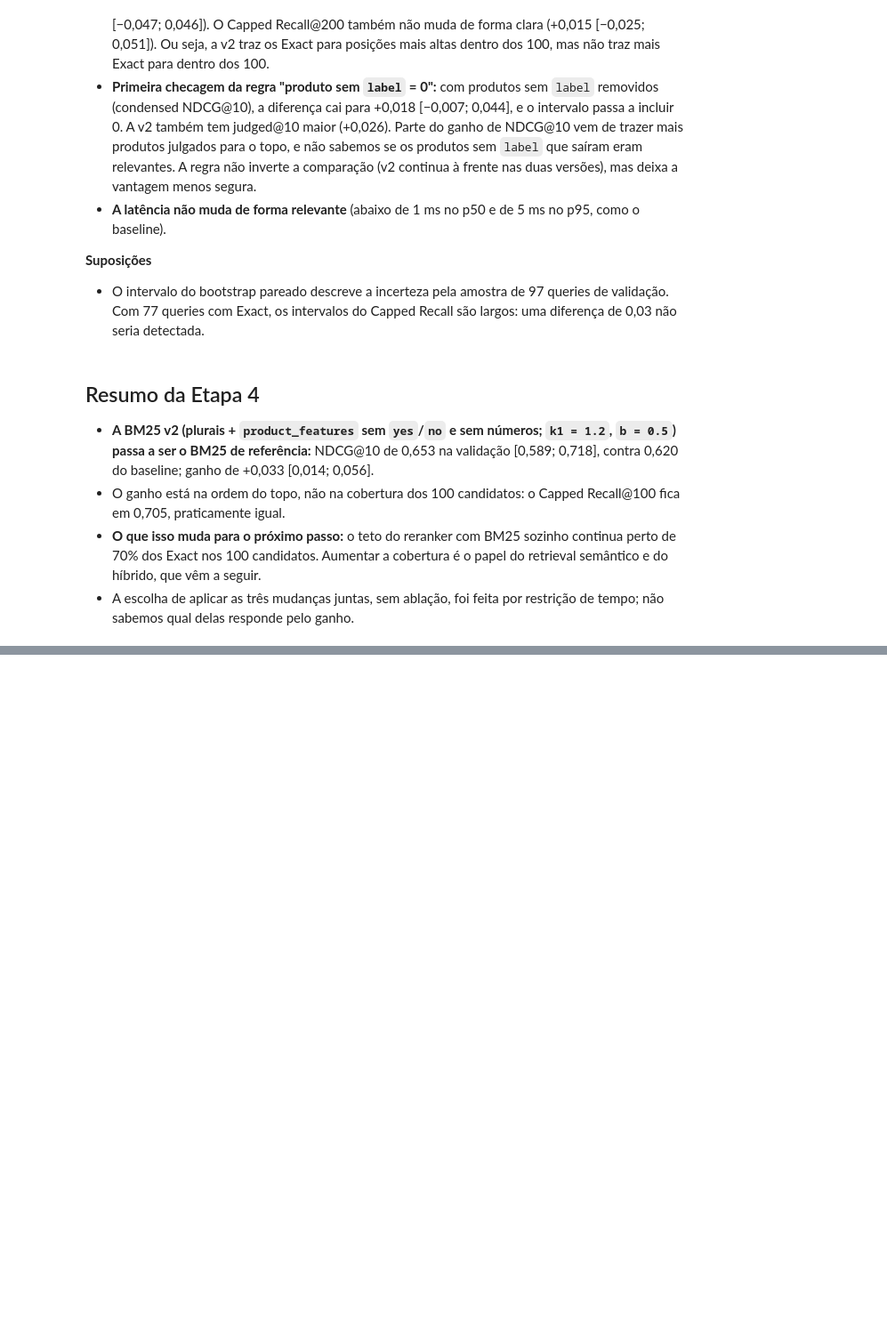
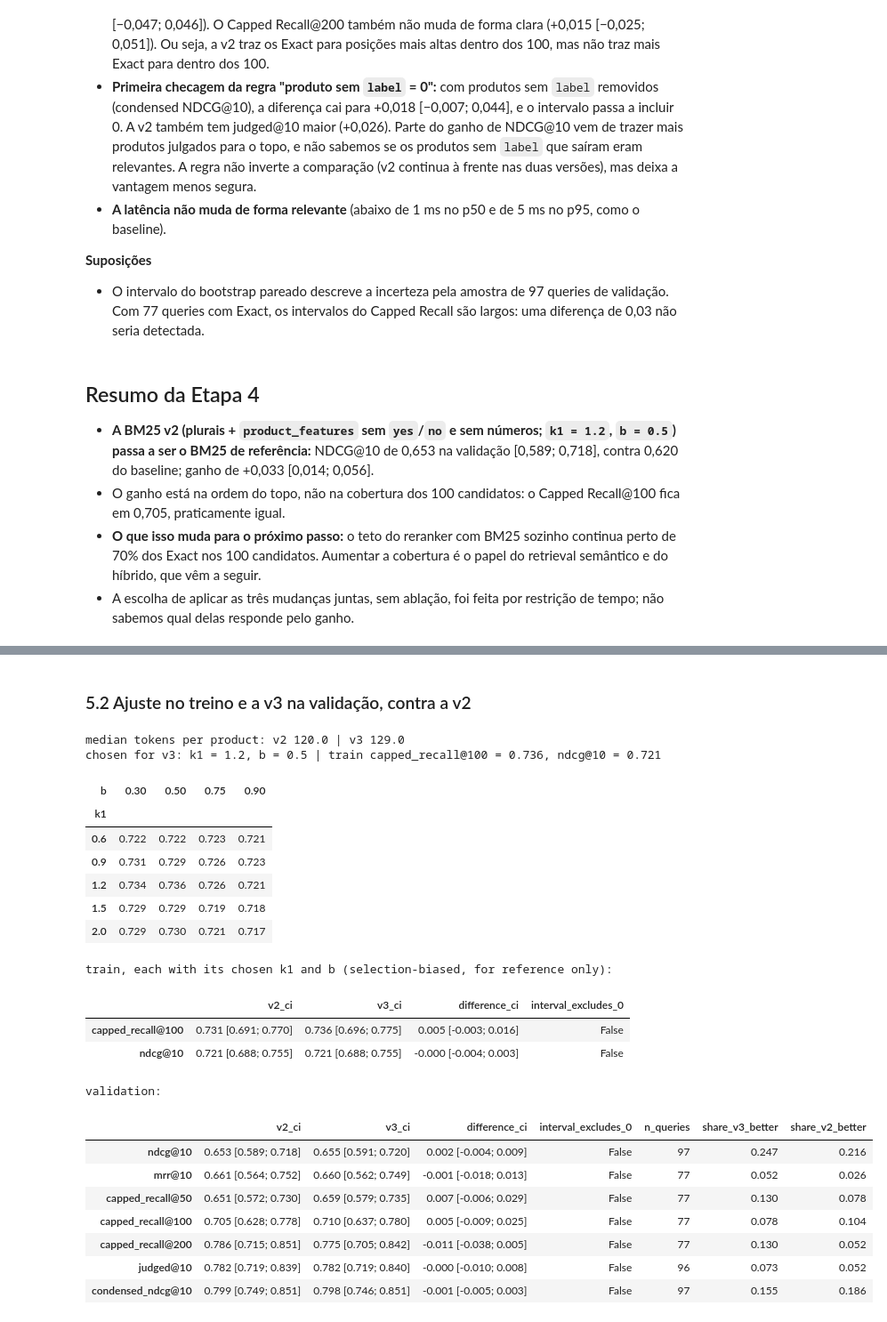
Before and after one commit to lubepe/ml_challenge, a Jupyter notebook: notebooks/02_bm25.ipynb, the cells around one changed output, grey strips where cells are left out. Shown at 89% size. Drawn from its saved outputs; the diff is of its cells as text; code cells hidden in the pictures; blank space fills up the shorter version.

```diff
--- a/notebooks/02_bm25.ipynb
+++ b/notebooks/02_bm25.ipynb
@@ -868,0 +944,49 @@ plt.show()
+# %% [markdown]
+### 5.2 Ajuste no treino e a v3 na validação, contra a v2
+# %%
+v3_tokens = retrieval.single_field_tokens(products, **retrieval.V3_TEXT)
+print("median tokens per product: v2", v2_tokens.map(len).median(), "| v3", v3_tokens.map(len).median())
+
+v3_tuning, v3_tuning_per_query = evaluate.tune_bm25(v3_tokens, stem=True, queries=train_queries, labels=labels_by_query)
+v3_chosen = evaluate.select_tuned(v3_tuning)
+v3_key = (float(v3_chosen["k1"]), float(v3_chosen["b"]))
+print(f"chosen for v3: k1 = {v3_key[0]}, b = {v3_key[1]} | train capped_recall@100 = {v3_chosen['capped_recall@100']:.3f}, ndcg@10 = {v3_chosen['ndcg@10']:.3f}")
+display(v3_tuning.pivot(index="k1", columns="b", values="capped_recall@100").round(3))
+
+train_v3_vs_v2 = evaluate.compare_systems(v3_tuning_per_query[v3_key], tuning_per_query[chosen_key],
+                                          ["capped_recall@100", "ndcg@10"], name_a="v3", name_b="v2")
+print("train, each with its chosen k1 and b (selection-biased, for reference only):")
+display(train_v3_vs_v2[["v2_ci", "v3_ci", "difference_ci", "interval_excludes_0"]])
+
+v3_index = retrieval.BM25Index(v3_tokens.index.to_list(), v3_tokens.to_list(), k1=v3_key[0], b=v3_key[1], stem=True)
+
+def v3_search(query_text: str, k: int) -> list[int]:
+    return v3_index.search(query_text, k=k)["product_id"].tolist()
+
+v3_validation = evaluate.evaluate_system(v3_search, validation_queries, labels_by_query)
+v3_vs_v2 = evaluate.compare_systems(v3_validation, v2_validation, metric_names, name_a="v3", name_b="v2")
+print("validation:")
+display(v3_vs_v2[["v2_ci", "v3_ci", "difference_ci", "interval_excludes_0", "n_queries", "share_v3_better", "share_v2_better"]].round(3))
+# %% [output]
+median tokens per product: v2 120.0 | v3 129.0
+chosen for v3: k1 = 1.2, b = 0.5 | train capped_recall@100 = 0.736, ndcg@10 = 0.721
+| b | 0.30 | 0.50 | 0.75 | 0.90 |
+| k1 |  |  |  |  |
+| 0.6 | 0.722 | 0.722 | 0.723 | 0.721 |
+| 0.9 | 0.731 | 0.729 | 0.726 | 0.723 |
+| 1.2 | 0.734 | 0.736 | 0.726 | 0.721 |
+| 1.5 | 0.729 | 0.729 | 0.719 | 0.718 |
+| 2.0 | 0.729 | 0.730 | 0.721 | 0.717 |
+train, each with its chosen k1 and b (selection-biased, for reference only):
+|  | v2_ci | v3_ci | difference_ci | interval_excludes_0 |
+| capped_recall@100 | 0.731 [0.691; 0.770] | 0.736 [0.696; 0.775] | 0.005 [-0.003; 0.016] | False |
+| ndcg@10 | 0.721 [0.688; 0.755] | 0.721 [0.688; 0.755] | -0.000 [-0.004; 0.003] | False |
+validation:
+|  | v2_ci | v3_ci | difference_ci | interval_excludes_0 | n_queries | share_v3_better | share_v2_better |
+| ndcg@10 | 0.653 [0.589; 0.718] | 0.655 [0.591; 0.720] | 0.002 [-0.004; 0.009] | False | 97 | 0.247 | 0.216 |
+| mrr@10 | 0.661 [0.564; 0.752] | 0.660 [0.562; 0.749] | -0.001 [-0.018; 0.013] | False | 77 | 0.052 | 0.026 |
+| capped_recall@50 | 0.651 [0.572; 0.730] | 0.659 [0.579; 0.735] | 0.007 [-0.006; 0.029] | False | 77 | 0.130 | 0.078 |
+| capped_recall@100 | 0.705 [0.628; 0.778] | 0.710 [0.637; 0.780] | 0.005 [-0.009; 0.025] | False | 77 | 0.078 | 0.104 |
+| capped_recall@200 | 0.786 [0.715; 0.851] | 0.775 [0.705; 0.842] | -0.011 [-0.038; 0.005] | False | 77 | 0.130 | 0.052 |
+| judged@10 | 0.782 [0.719; 0.839] | 0.782 [0.719; 0.840] | -0.000 [-0.010; 0.008] | False | 96 | 0.073 | 0.052 |
+| condensed_ndcg@10 | 0.799 [0.749; 0.851] | 0.798 [0.746; 0.851] | -0.001 [-0.005; 0.003] | False | 97 | 0.155 | 0.186 |
```
Also changed, not shown: parts of 10 cells of this notebook, 6 other files.
